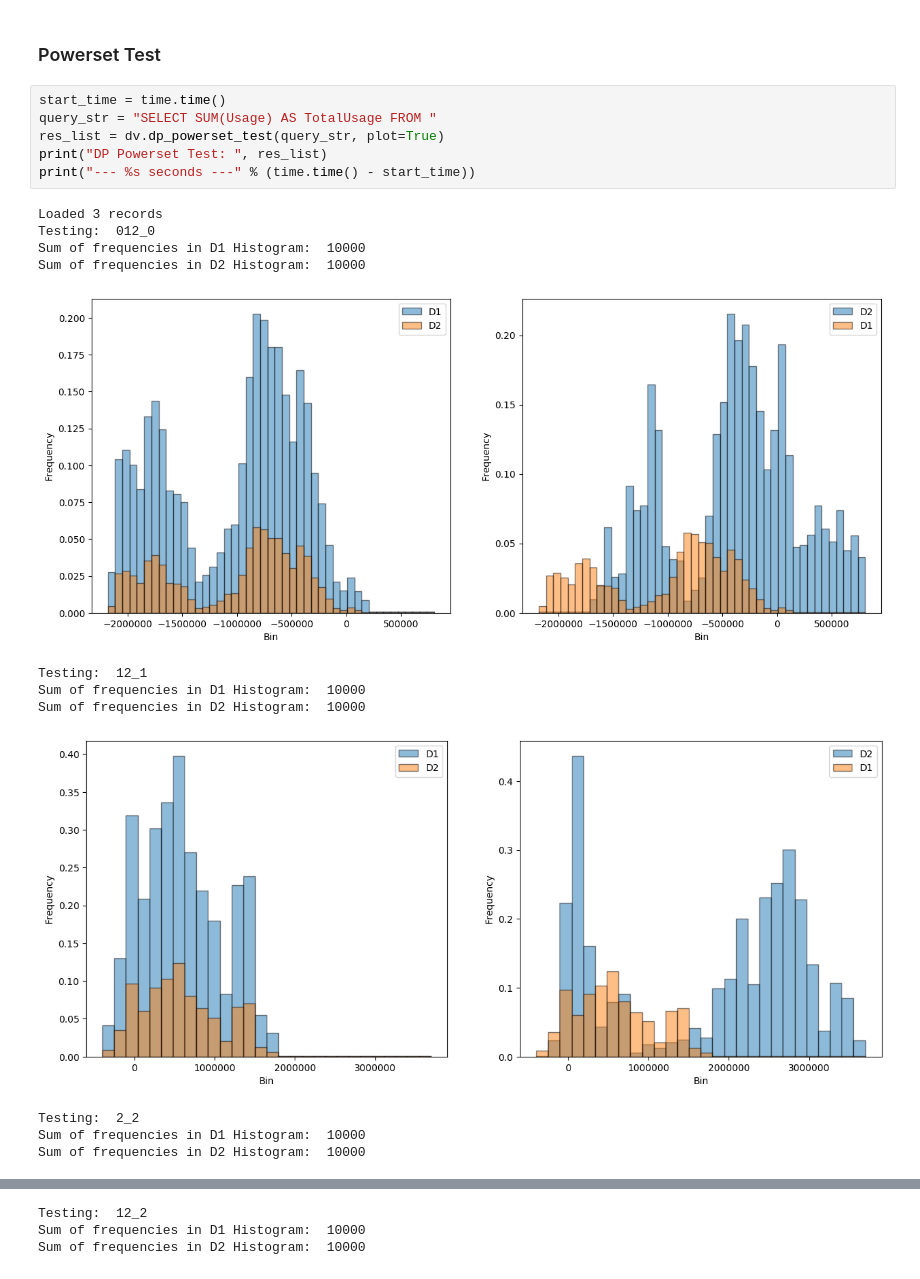
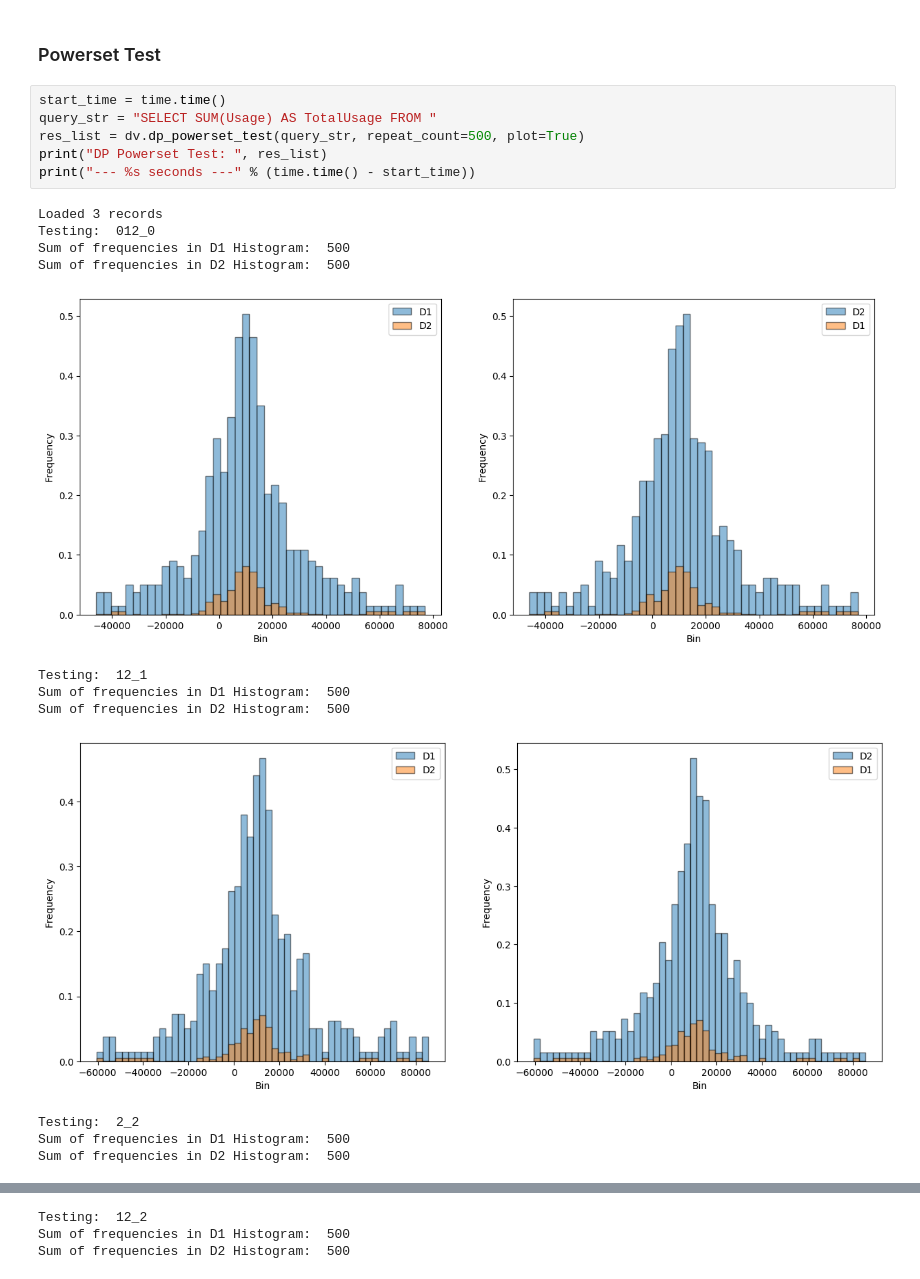
Before and after one commit to opendp/smartnoise-sdk, a Jupyter notebook: evaluation/Differential Privacy Verification.ipynb, the cells around one changed output, grey strips where cells are left out. Saved outputs shown, nothing was run; the diff lists cells and outputs as text.

```diff
--- a/evaluation/Differential Privacy Verification.ipynb
+++ b/evaluation/Differential Privacy Verification.ipynb
@@ -408,19 +408,19 @@ DP Predicate Test:  False
 # %%
 start_time = time.time()
 query_str = "SELECT SUM(Usage) AS TotalUsage FROM "
-res_list = dv.dp_powerset_test(query_str, plot=True)
+res_list = dv.dp_powerset_test(query_str, repeat_count=500, plot=True)
 print("DP Powerset Test: ", res_list)
 print("--- %s seconds ---" % (time.time() - start_time))
 # %% [output]
 Loaded 3 records
 Testing:  012_0
-Sum of frequencies in D1 Histogram:  10000
-Sum of frequencies in D2 Histogram:  10000
+Sum of frequencies in D1 Histogram:  500
+Sum of frequencies in D2 Histogram:  500
-[figure, old version]
+[figure, new version]
 Testing:  12_1
-Sum of frequencies in D1 Histogram:  10000
-Sum of frequencies in D2 Histogram:  10000
+Sum of frequencies in D1 Histogram:  500
+Sum of frequencies in D2 Histogram:  500
-[figure, old version]
+[figure, new version]
 Testing:  2_2
-Sum of frequencies in D1 Histogram:  10000
-Sum of frequencies in D2 Histogram:  10000
+Sum of frequencies in D1 Histogram:  500
+Sum of frequencies in D2 Histogram:  500
@@ -428,3 +428,3 @@ Sum of frequencies in D2 Histogram:  10000
 Testing:  12_2
-Sum of frequencies in D1 Histogram:  10000
-Sum of frequencies in D2 Histogram:  10000
+Sum of frequencies in D1 Histogram:  500
+Sum of frequencies in D2 Histogram:  500
```
Also changed, not shown: parts of 9 cells of this notebook, 6 other files.
